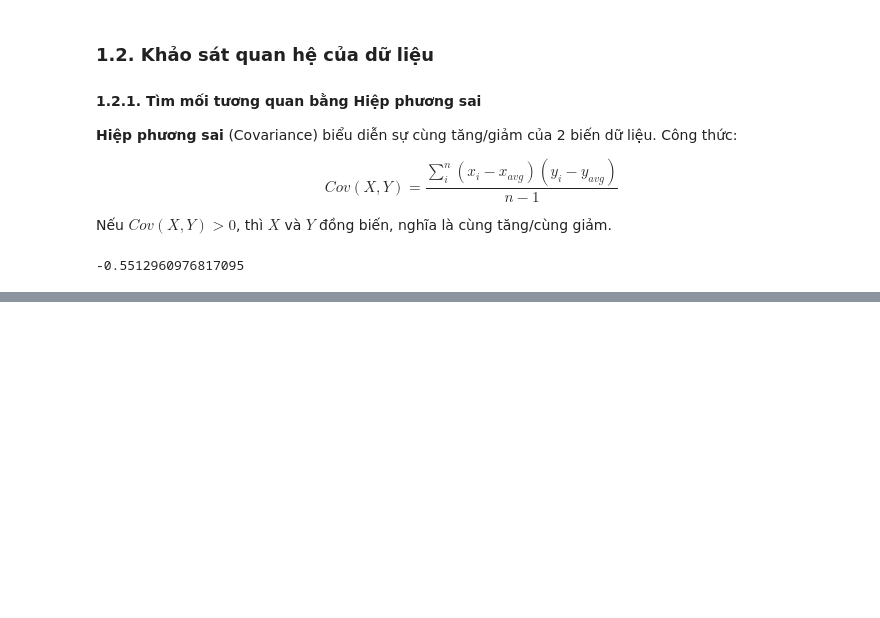
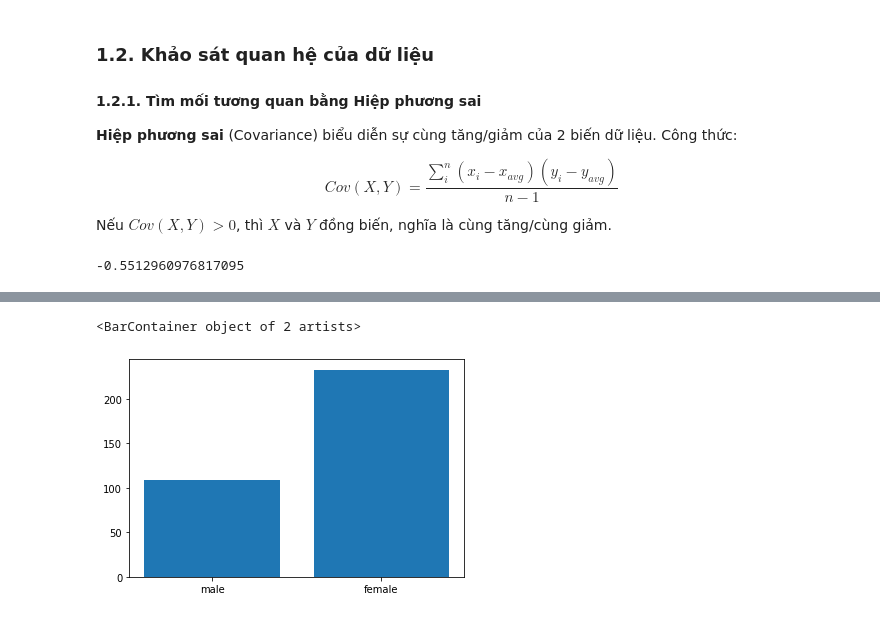
Before and after one commit to chidokun/data-science-review, a Jupyter notebook: notebooks/02-basic-statistic-and-data-visualization.ipynb, the cells around one changed output, grey strips where cells are left out. Saved outputs shown, nothing was run; the diff lists cells and outputs as text; code cells hidden in the pictures; blank space fills up the shorter version.

```diff
--- a/notebooks/02-basic-statistic-and-data-visualization.ipynb
+++ b/notebooks/02-basic-statistic-and-data-visualization.ipynb
@@ -105,0 +156,8 @@ titanic.Age.cov(titanic.Survived)
+# %%
+x_bar = list(titanic.Sex.unique())
+y_bar = [ len(titanic[(titanic.Survived == 1) & (titanic.Sex == i)]) for i in x_bar ]
+
+plt.bar(x_bar, y_bar)
+# %% [output]
+<BarContainer object of 2 artists>
+[figure, added]
```
Also changed, not shown: parts of 16 cells of this notebook.
